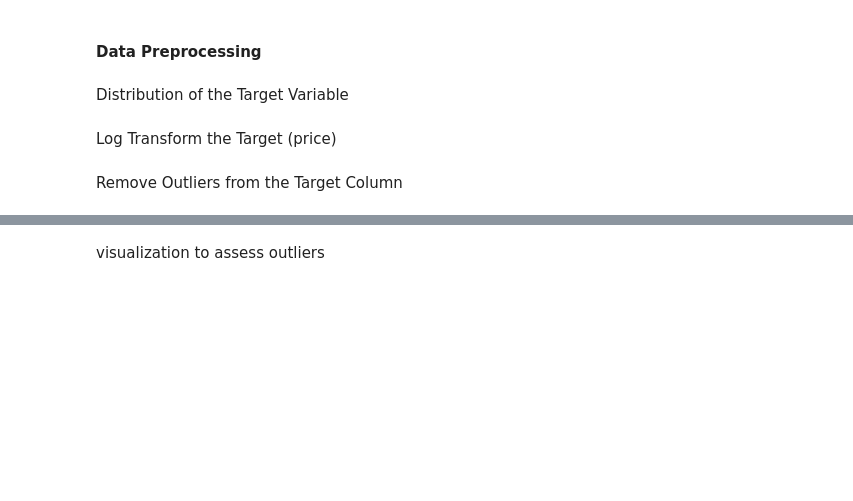
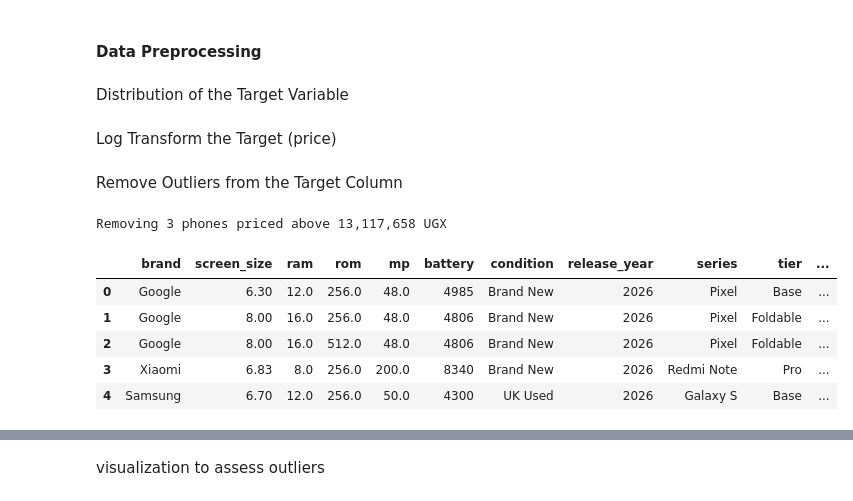
Before and after one commit to lewiskimtai/Phone-Price-Prediction, a Jupyter notebook: phone.ipynb, the cells around one changed output, grey strips where cells are left out. Cells and saved outputs as stored; diff of their text form; code cells hidden in the pictures; blank space fills up the shorter version.

```diff
--- a/phone.ipynb
+++ b/phone.ipynb
@@ -101,11 +143,15 @@ fig = px.box(data_copy, y='Log_Price')
 fig.update_layout(width=800, height=600)
 fig.show()
 # %%
-# Calculate the upper limit of outliers as the 97.5th percentile of the target column
-upper_limit = data_copy['Log_Price'].quantile(0.931)
+# Remove only extreme high prices (above Q3 + 1.5 * IQR of the log price), e.g. tri-fold phones.
+# Cheap keypad phones are kept, they are real phones the app should be able to price.
+q1 = data_copy['Log_Price'].quantile(0.25)
+q3 = data_copy['Log_Price'].quantile(0.75)
+upper_limit = q3 + 1.5 * (q3 - q1)
 
 # Identify the upper outliers
 upper_outliers = data_copy[data_copy['Log_Price'] > upper_limit]
+print(f"Removing {len(upper_outliers)} phones priced above {np.exp(upper_limit):,.0f} UGX")
 
 # Remove the upper outliers from the dataset
 no_outlier = data_copy[~data_copy.index.isin(upper_outliers.index)]
@@ -114,10 +160,19 @@ no_outlier = data_copy[~data_copy.index.isin(upper_outliers.index)]
 fig = px.box(no_outlier, y='Log_Price')
 fig.update_layout(width=800, height=600)
 fig.show()
+# %% [output]
+Removing 3 phones priced above 13,117,658 UGX
 # %%
-# No Outliers
-data = no_outlier
+# No Outliers; the model predicts the log price
 data = no_outlier.drop(['price'], axis=1)
+data.rename(columns={'Log_Price': 'price'}, inplace=True)
 data.head()
+# %% [output]
+|  | brand | screen_size | ram | rom | mp | battery | condition | release_year | series | tier | ... |
+| 0 | Google | 6.30 | 12.0 | 256.0 | 48.0 | 4985 | Brand New | 2026 | Pixel | Base | ... |
+| 1 | Google | 8.00 | 16.0 | 256.0 | 48.0 | 4806 | Brand New | 2026 | Pixel | Foldable | ... |
+| 2 | Google | 8.00 | 16.0 | 512.0 | 48.0 | 4806 | Brand New | 2026 | Pixel | Foldable | ... |
+| 3 | Xiaomi | 6.83 | 8.0 | 256.0 | 200.0 | 8340 | Brand New | 2026 | Redmi Note | Pro | ... |
+| 4 | Samsung | 6.70 | 12.0 | 256.0 | 50.0 | 4300 | UK Used | 2026 | Galaxy S | Base | ... |
 # %%
 data.info()
```
Also changed, not shown: parts of 22 cells of this notebook, 14 other files.
